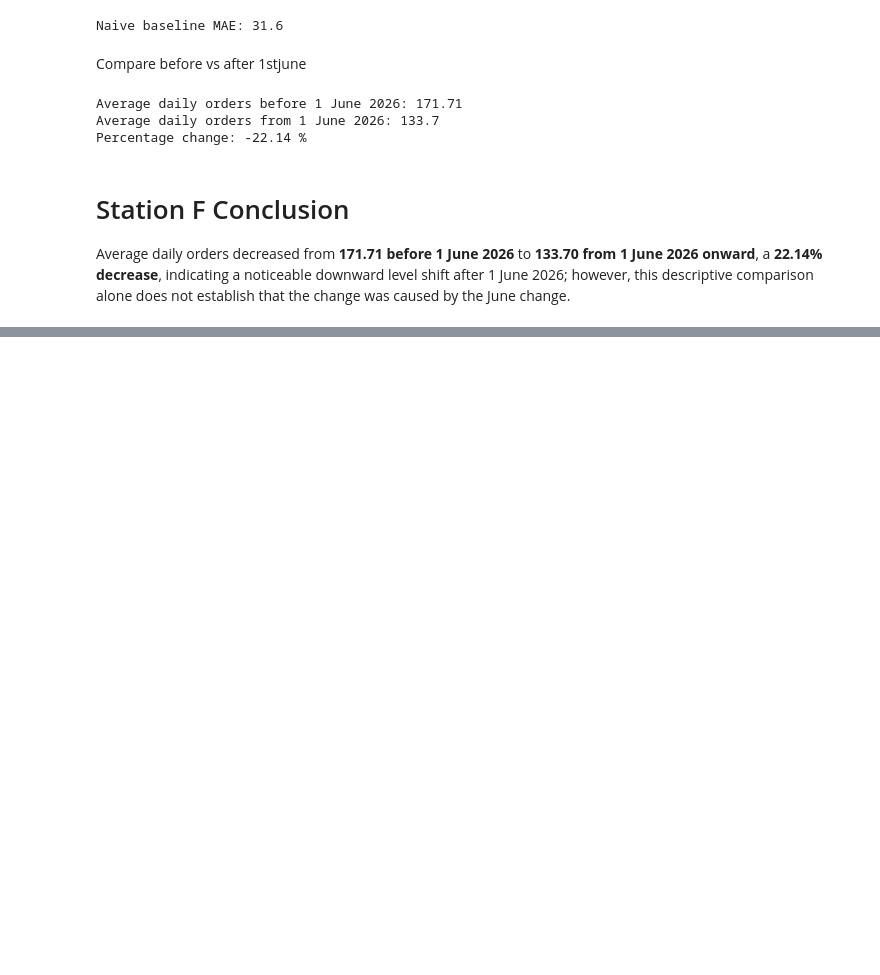
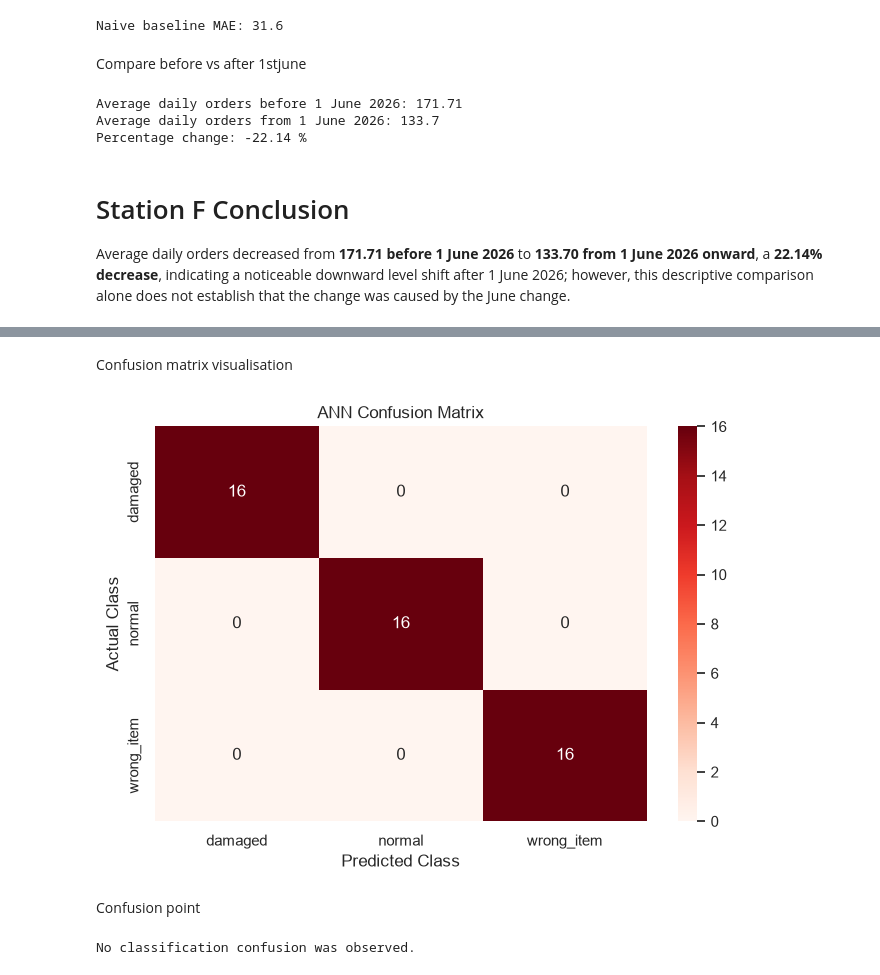
Before and after one commit to rachanasree-ai/Pulse-Cart, a Jupyter notebook: analysis.ipynb, the cells around one changed output, grey strips where cells are left out. Cells and saved outputs as stored; diff of their text form; code cells hidden in the pictures; blank space fills up the shorter version.

```diff
--- a/analysis.ipynb
+++ b/analysis.ipynb
@@ -2533,0 +2738,11 @@ Average daily orders decreased from **171.71 before 1 June 2026** to **133.70 fr
+# %%
+label_encoder = LabelEncoder()
+
+y_encoded = label_encoder.fit_transform(y_labels)
+
+class_mapping = pd.DataFrame({
+    "Encoded Value": range(len(label_encoder.classes_)),
+    "Class": label_encoder.classes_
+})
+
+class_mapping
@@ -2533,0 +2841,45 @@ Average daily orders decreased from **171.71 before 1 June 2026** to **133.70 fr
+# %% [markdown]
+Confusion matrix visualisation
+# %%
+import seaborn as sns
+
+plt.figure(figsize=(7, 5))
+
+sns.heatmap(
+    cm,
+    annot=True,
+    fmt="d",
+    cmap="Reds",
+    xticklabels=label_encoder.classes_,
+    yticklabels=label_encoder.classes_
+)
+
+plt.title("ANN Confusion Matrix")
+plt.xlabel("Predicted Class")
+plt.ylabel("Actual Class")
+plt.tight_layout()
+plt.show()
+# %% [output]
+[figure, added]
+# %% [markdown]
+Confusion point
+# %%
+confusion_points = []
+
+for i, actual_class in enumerate(label_encoder.classes_):
+    for j, predicted_class in enumerate(label_encoder.classes_):
+
+        if i != j and cm[i, j] > 0:
+            confusion_points.append({
+                "Actual Class": actual_class,
+                "Predicted Class": predicted_class,
+                "Number of Images": cm[i, j]
+            })
+
+if len(confusion_points) == 0:
+    print("No classification confusion was observed.")
+else:
+    confusion_points_table = pd.DataFrame(confusion_points)
+    confusion_points_table
+# %% [output]
+No classification confusion was observed.
```
Also changed, not shown: parts of 39 cells of this notebook.
